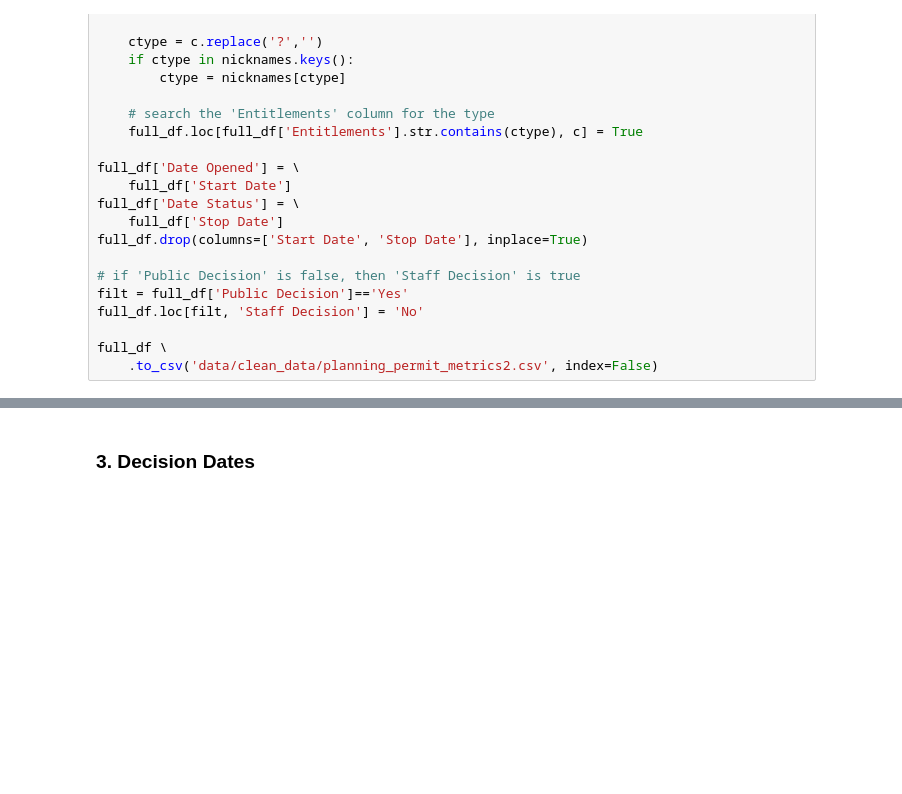
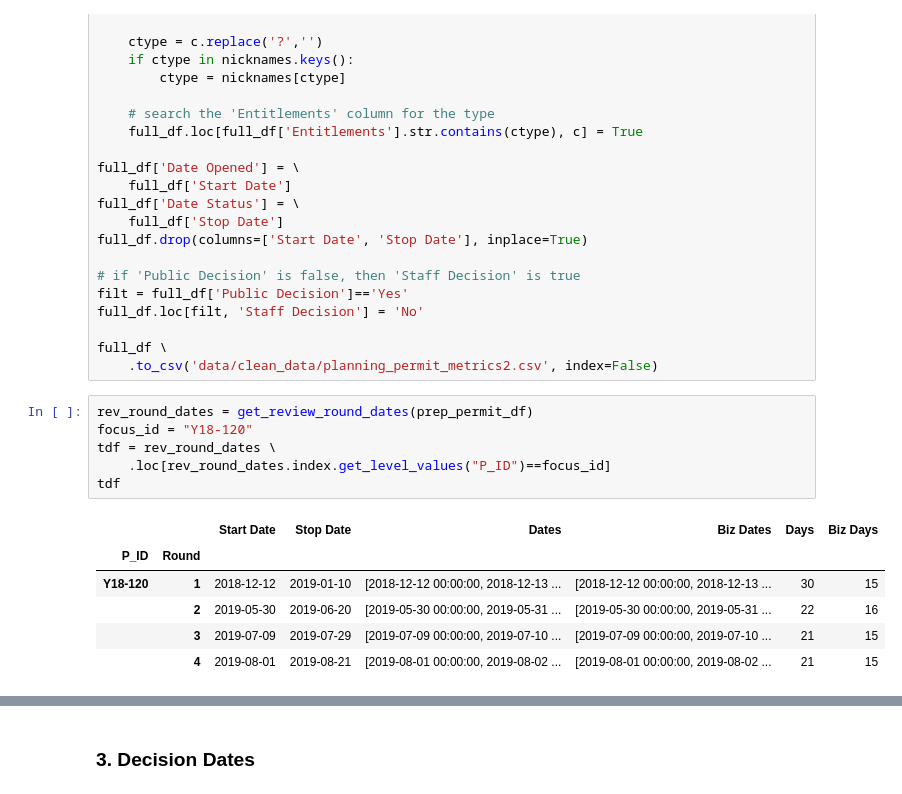
Before and after one commit to nelmsal/WC_Accela_Permit_Metrics, a Jupyter notebook: python/process_permit2.ipynb, the cells around one changed output, grey strips where cells are left out. Saved outputs shown, nothing was run; the diff lists cells and outputs as text; blank space fills up the shorter version.

```diff
--- a/python/process_permit2.ipynb
+++ b/python/process_permit2.ipynb
@@ -306,3 +297,16 @@ full_df.loc[filt, 'Staff Decision'] = 'No'
 
 full_df \
     .to_csv('data/clean_data/planning_permit_metrics2.csv', index=False)
+# %%
+rev_round_dates = get_review_round_dates(prep_permit_df)
+focus_id = "Y18-120"
+tdf = rev_round_dates \
+    .loc[rev_round_dates.index.get_level_values("P_ID")==focus_id]
+tdf
+# %% [output]
+|  |  | Start Date | Stop Date | Dates | Biz Dates | Days | Biz Days |
+| P_ID | Round |  |  |  |  |  |  |
+| Y18-120 | 1 | 2018-12-12 | 2019-01-10 | [2018-12-12 00:00:00, 2018-12-13 ... | [2018-12-12 00:00:00, 2018-12-13 ... | 30 | 15 |
+|  | 2 | 2019-05-30 | 2019-06-20 | [2019-05-30 00:00:00, 2019-05-31 ... | [2019-05-30 00:00:00, 2019-05-31 ... | 22 | 16 |
+|  | 3 | 2019-07-09 | 2019-07-29 | [2019-07-09 00:00:00, 2019-07-10 ... | [2019-07-09 00:00:00, 2019-07-10 ... | 21 | 15 |
+|  | 4 | 2019-08-01 | 2019-08-21 | [2019-08-01 00:00:00, 2019-08-02 ... | [2019-08-01 00:00:00, 2019-08-02 ... | 21 | 15 |
```
Also changed, not shown: parts of 50 cells of this notebook, 3 other files.
